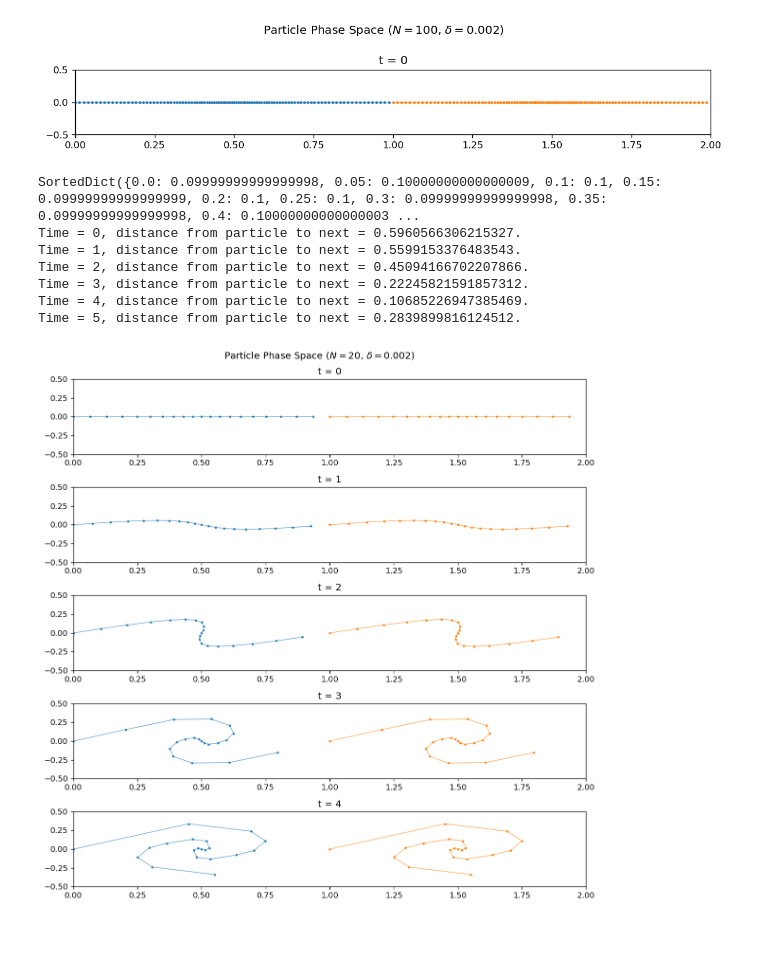
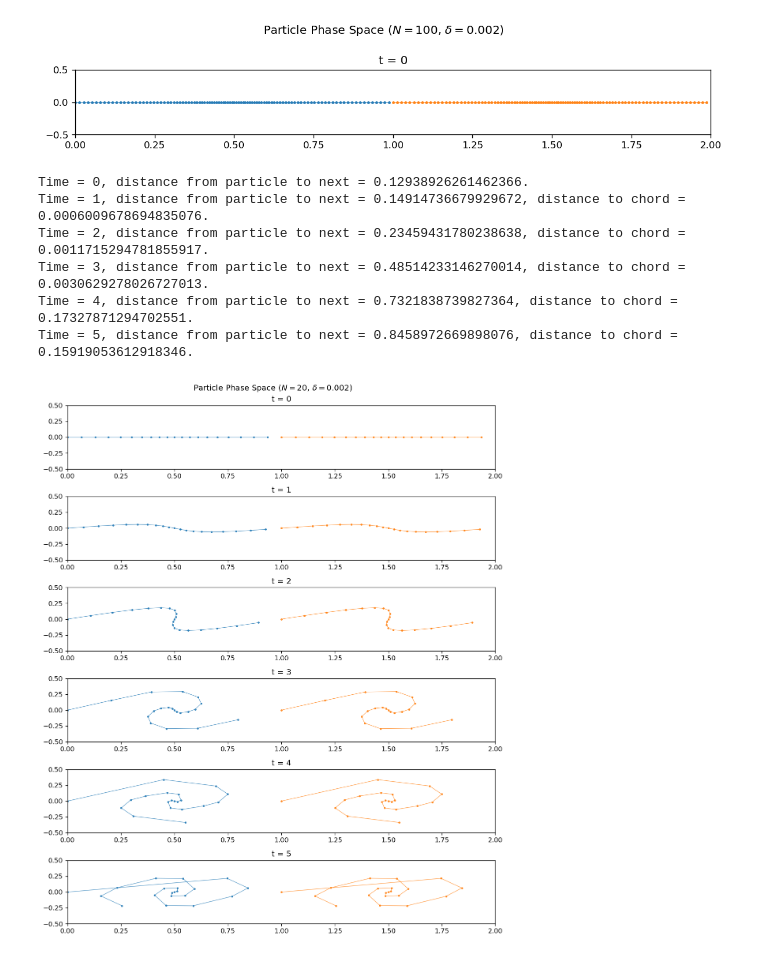
Before and after one commit to horaciomorenom/PlasmaModel, a Jupyter notebook: ColdStream.ipynb, the cells around one changed output. Drawn from its saved outputs; the diff is of its cells as text; code cells hidden in the pictures.

Commit message:
Added distance to chord funciton

```diff
--- a/ColdStream.ipynb
+++ b/ColdStream.ipynb
@@ -234,6 +234,33 @@ class Plasma_Evolver:
             dist = np.linalg.norm(p_next_coords - p_coords)
 
         return dist
+
+
+    def calc_dist2chord(self, p1: Particle):
+
+        p2, wrap2 = self.get_next(p1, same_type=False) # next particle
+        p3, wrap3 = self.get_next(p1) # next particle of same type
+
+        x1, y1 = p1.x, p1.v
+        x2, y2 = p2.x, p2.v
+        x3, y3 = p3.x, p3.v
+
+        # Fix wrap around to ensure distances are right
+        if wrap2:
+            x2 += 1
+        if wrap3:
+            x3 += 1
+
+        # Calculate the slope of the line connecting p1 and p3
+        slope = (y3 - y1) / (x3 - x1)
+
+        # Calculate the y-intercept of the line connecting p1 and p3
+        intercept = y1 - slope * x1
+
+        # Calculate the perpendicular distance from p2 to the line
+        distance = abs(slope * x2 - y2 + intercept) / math.sqrt(slope ** 2 + 1)
+
+        return distance
 
 
     def get_w(self, p: Particle) -> float:
@@ -431,22 +458,21 @@ driver.plot_particles([i for i in range(0,tmax + 1,2)], periods=2)
 # %%
 driver = Plasma_Evolver(20, 0.01, kd, gd, delta_in=0.002)
 
 
-print(driver.weights)
+p1 = driver.plasma[0]
 
 print("Time = {}, distance from particle to next = {}.".format(driver.t, driver.calc_next_dist(p1)))
 
 for i in range (5):
     driver.evolve_plasma(1)
-    print("Time = {}, distance from particle to next = {}.".format(driver.t, driver.calc_next_dist(p1)))
+    print("Time = {}, distance from particle to next = {}, distance to chord = {}.".format(driver.t, driver.calc_next_dist(p1), driver.calc_dist2chord(p1)))
 
-driver.plot_particles([i for i in range(0,4 + 1,1)], periods=2)
+driver.plot_particles([i for i in range(0,5 + 1,1)], periods=2)
 # %% [output]
-SortedDict({0.0: 0.09999999999999998, 0.05: 0.10000000000000009, 0.1: 0.1, 0.15: 0.09999999999999999, 0.2: 0.1, 0.25: 0.1, 0.3: 0.09999999999999998, 0.35: 0.09999999999999998, 0.4: 0.10000000000000003 ...
-Time = 0, distance from particle to next = 0.5960566306215327.
-Time = 1, distance from particle to next = 0.5599153376483543.
-Time = 2, distance from particle to next = 0.45094166702207866.
-Time = 3, distance from particle to next = 0.22245821591857312.
-Time = 4, distance from particle to next = 0.10685226947385469.
-Time = 5, distance from particle to next = 0.2839899816124512.
+Time = 0, distance from particle to next = 0.12938926261462366.
+Time = 1, distance from particle to next = 0.14914736679929672, distance to chord = 0.0006009678694835076.
+Time = 2, distance from particle to next = 0.23459431780238638, distance to chord = 0.0011715294781855917.
+Time = 3, distance from particle to next = 0.48514233146270014, distance to chord = 0.0030629278026727013.
+Time = 4, distance from particle to next = 0.7321838739827364, distance to chord = 0.17327871294702551.
+Time = 5, distance from particle to next = 0.8458972669898076, distance to chord = 0.15919053612918346.
-[figure, old version]
+[figure, new version]
```
